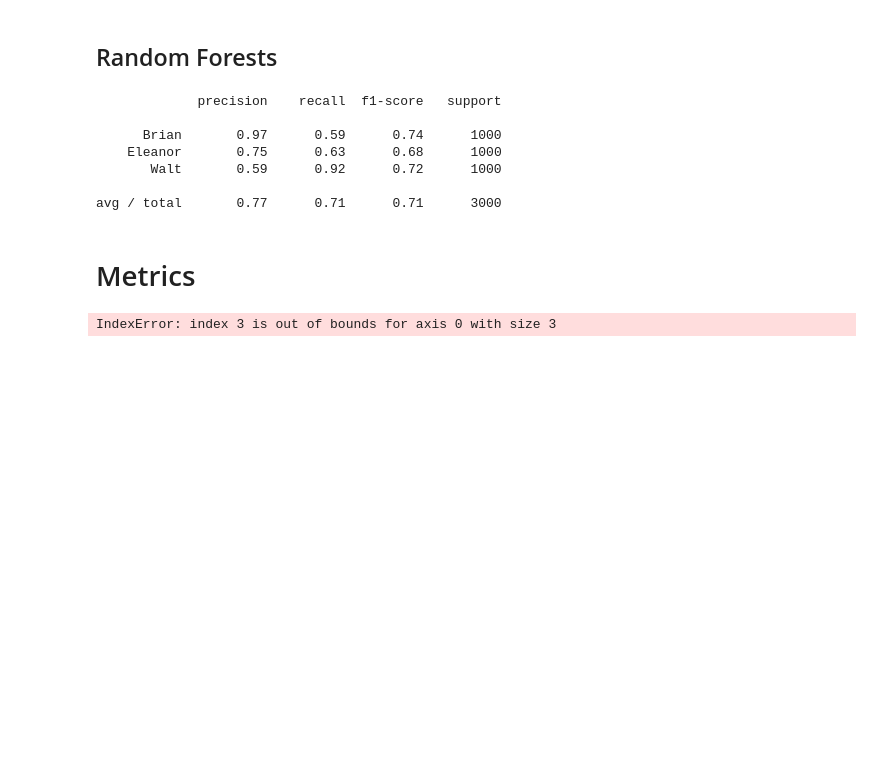
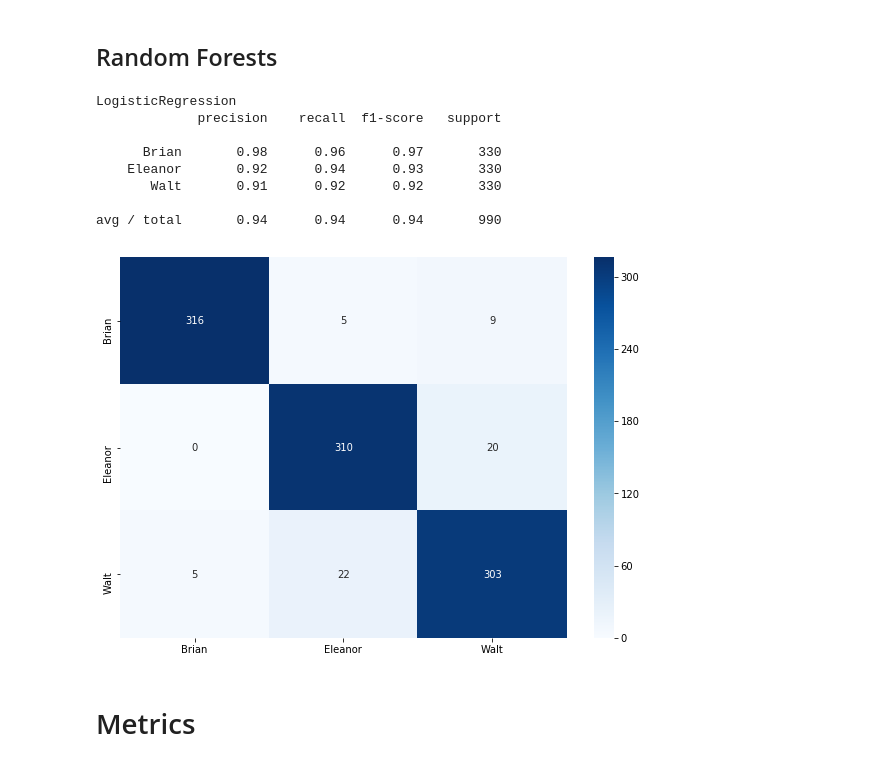
Before and after one commit to bfrieds/the_key_to_life, a Jupyter notebook: metrics.ipynb, the cells around one changed output. Drawn from its saved outputs; the diff is of its cells as text; code cells hidden in the pictures; blank space fills up the shorter version.

Commit message:
cleanup and improved classification

```diff
--- a/metrics.ipynb
+++ b/metrics.ipynb
@@ -5,15 +5,20 @@
 # %%
 import numpy as np
 import pandas as pd
+import seaborn as sn
+import matplotlib.pyplot as plt
 from sklearn.utils import shuffle
 from sklearn.model_selection import train_test_split
 from sklearn.linear_model import LogisticRegression
-from sklearn.ensemble import AdaBoostClassifier
-from sklearn.metrics import classification_report
+from sklearn.svm import SVC, NuSVC, LinearSVC
+from sklearn.ensemble import AdaBoostClassifier, RandomForestClassifier
+from sklearn.metrics import classification_report, confusion_matrix
 
 TEST_SIZE = 0.33
 LABELS = ["Brian", "Eleanor", "Walt"]
-FILES = ["brian_keylogs_clean.csv", "eleanor_keylogs_clean.csv", "walt_combined_clean.csv"]
+FILES = ["{0}/{1}_{2}".format("keylog_clean_data", name.lower(), "keylogs_clean.csv") for name in LABELS]
+DATAFRAMES = None
+TRAIN, TEST, DATA_LABELS = None, None, None
 # %% [markdown]
 ## Featurization and Train/Test Split (DO NOT TOUCH)
 # %%
@@ -91,6 +100,6 @@ def create_metrics(model, n=100):
 # %%
-dataframes = [shuffle(pd.read_csv(file)) for file in FILES]
-train, test, labels = get_train_test_labels(dataframes)
+DATAFRAMES = [shuffle(pd.read_csv(file)) for file in FILES]
+TRAIN, TRAIN_LABELS, TEST, TEST_LABELS = get_train_test_labels(DATAFRAMES)
 # %% [markdown]
 ## Logistic Regression
 # %%
@@ -106,16 +115,16 @@ train, test, labels = get_train_test_labels(dataframes)
 # featurized[0]
 # %% [markdown]
 ## Random Forests
-# %%
-clf = LogisticRegression() #AdaBoostClassifier()
-clf.fit(train, labels)
-pred = clf.predict(test)
-print(classification_report(labels, pred))
-# %% [output]
-             precision    recall  f1-score   support
-
-      Brian       0.97      0.59      0.74      1000
-    Eleanor       0.75      0.63      0.68      1000
-       Walt       0.59      0.92      0.72      1000
-
-avg / total       0.77      0.71      0.71      3000
+# %%
+clf = LogisticRegression(penalty="l1")
+display_metrics(clf, TRAIN, TRAIN_LABELS, TEST, TEST_LABELS)
+# %% [output]
+LogisticRegression
+             precision    recall  f1-score   support
+
+      Brian       0.98      0.96      0.97       330
+    Eleanor       0.92      0.94      0.93       330
+       Walt       0.91      0.92      0.92       330
+
+avg / total       0.94      0.94      0.94       990
+[figure, added]
@@ -122,6 +133,2 @@ avg / total       0.77      0.71      0.71      3000
 # %% [markdown]
 # Metrics
-# %%
-create_metrics(LogisticRegression, n = 1)
-# %% [output]
-IndexError: index 3 is out of bounds for axis 0 with size 3
```
Also changed, not shown: parts of 9 cells of this notebook, 18 other files.
